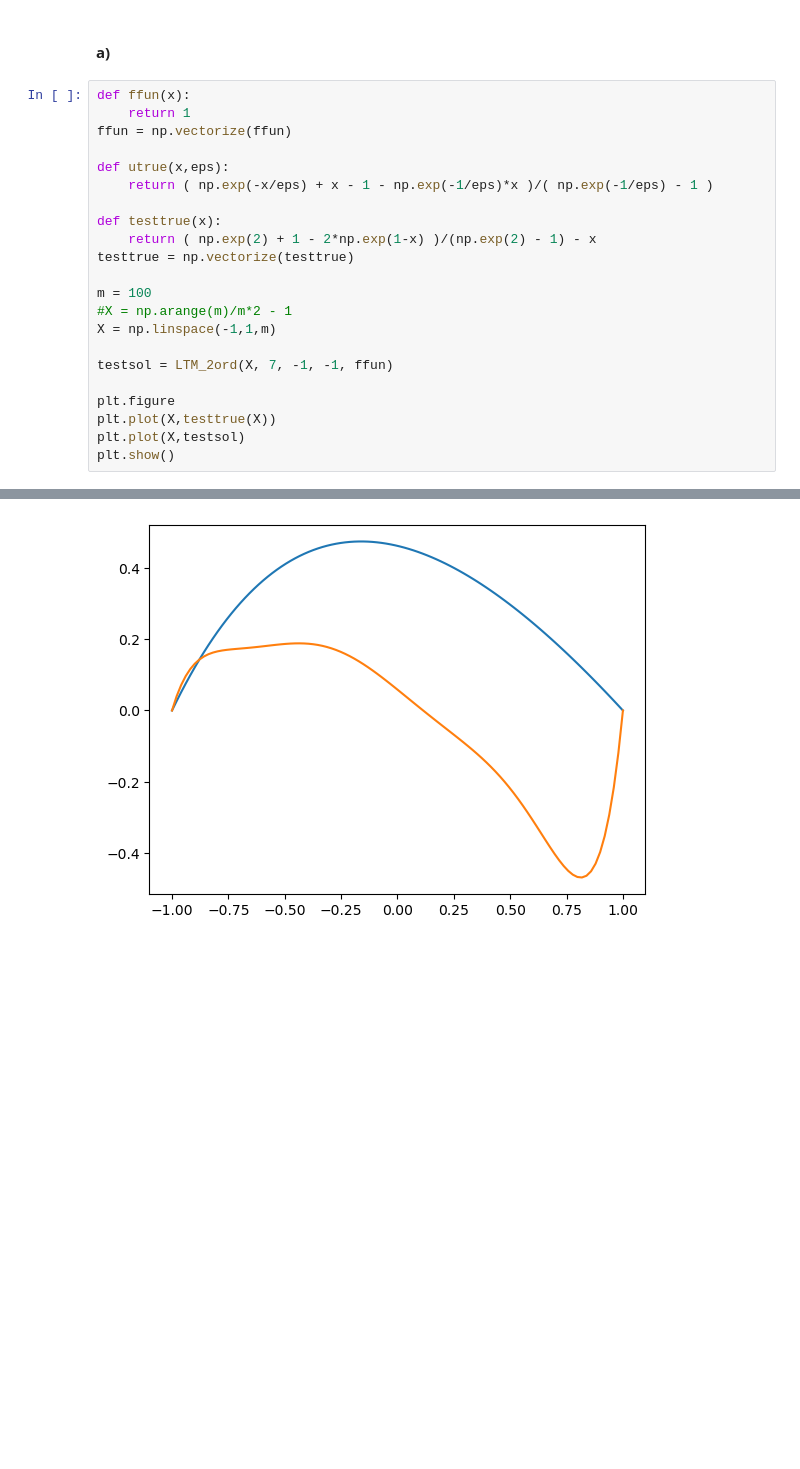
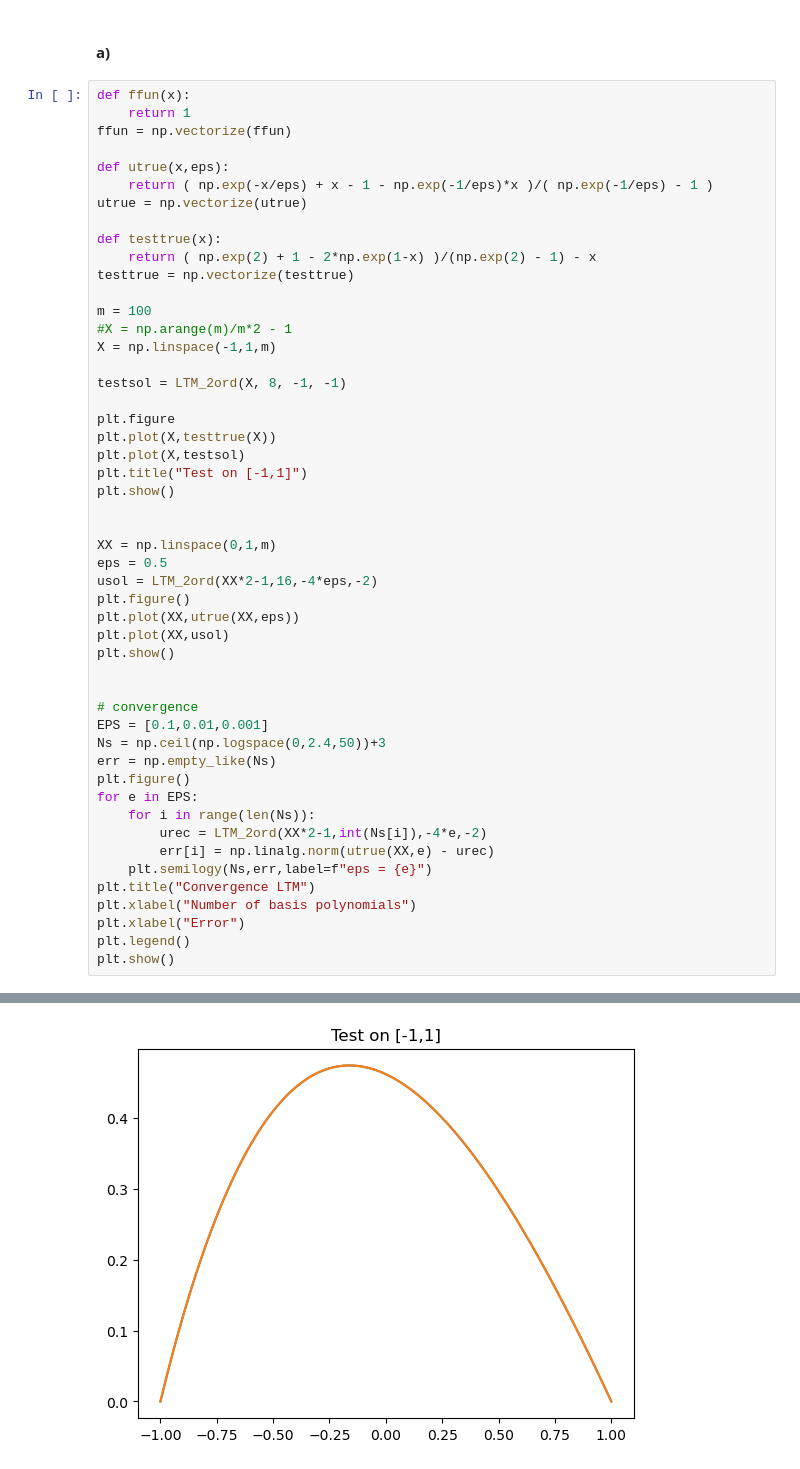
Before and after one commit to deding2000/02689_Assignments, a Jupyter notebook: assignment2.ipynb, the cells around one changed output, grey strips where cells are left out. Drawn from its saved outputs; the diff is of its cells as text; blank space fills up the shorter version.

```diff
--- a/assignment2.ipynb
+++ b/assignment2.ipynb
@@ -12,6 +13,7 @@ ffun = np.vectorize(ffun)
 
 def utrue(x,eps):
     return ( np.exp(-x/eps) + x - 1 - np.exp(-1/eps)*x )/( np.exp(-1/eps) - 1 )
+utrue = np.vectorize(utrue)
 
 def testtrue(x):
     return ( np.exp(2) + 1 - 2*np.exp(1-x) )/(np.exp(2) - 1) - x
@@ -21,10 +23,37 @@ m = 100
 #X = np.arange(m)/m*2 - 1
 X = np.linspace(-1,1,m)
 
-testsol = LTM_2ord(X, 7, -1, -1, ffun)
+testsol = LTM_2ord(X, 8, -1, -1)
 
 plt.figure
 plt.plot(X,testtrue(X))
 plt.plot(X,testsol)
+plt.title("Test on [-1,1]")
 plt.show()
+
+
+XX = np.linspace(0,1,m)
+eps = 0.5
+usol = LTM_2ord(XX*2-1,16,-4*eps,-2)
+plt.figure()
+plt.plot(XX,utrue(XX,eps))
+plt.plot(XX,usol)
+plt.show()
+
+
+# convergence
+EPS = [0.1,0.01,0.001]
+Ns = np.ceil(np.logspace(0,2.4,50))+3
+err = np.empty_like(Ns)
+plt.figure()
+for e in EPS:
+    for i in range(len(Ns)):
+        urec = LTM_2ord(XX*2-1,int(Ns[i]),-4*e,-2)
+        err[i] = np.linalg.norm(utrue(XX,e) - urec)
+    plt.semilogy(Ns,err,label=f"eps = {e}")
+plt.title("Convergence LTM")
+plt.xlabel("Number of basis polynomials")
+plt.xlabel("Error")
+plt.legend()
+plt.show()
 # %% [output]
@@ -47 +60 @@ plt.show()
-[figure, old version]
+[figure, new version]
```
Also changed, not shown: parts of 6 cells of this notebook, 1 other file.
